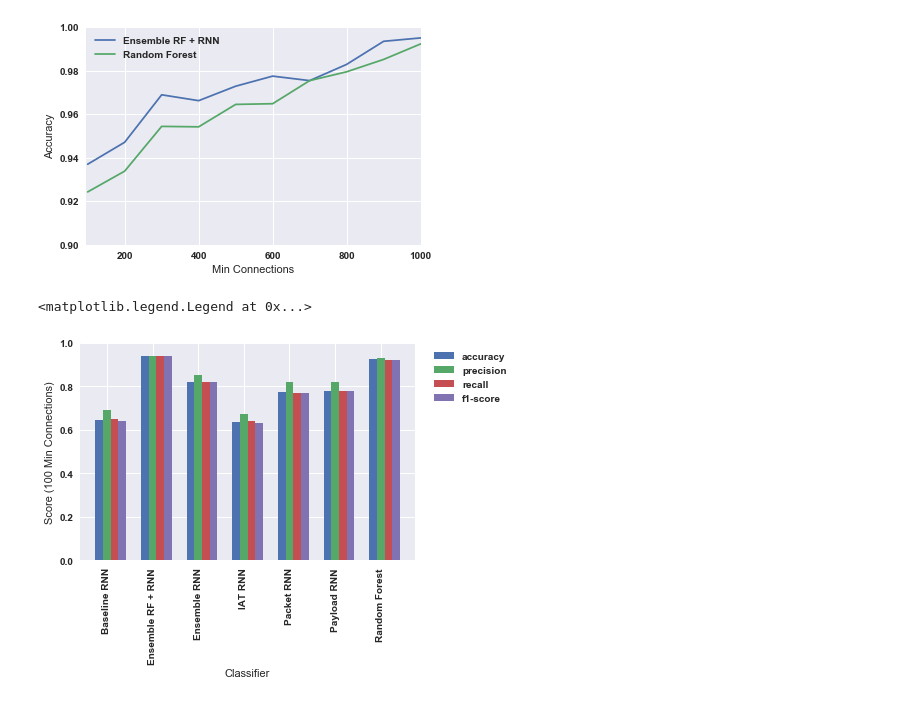
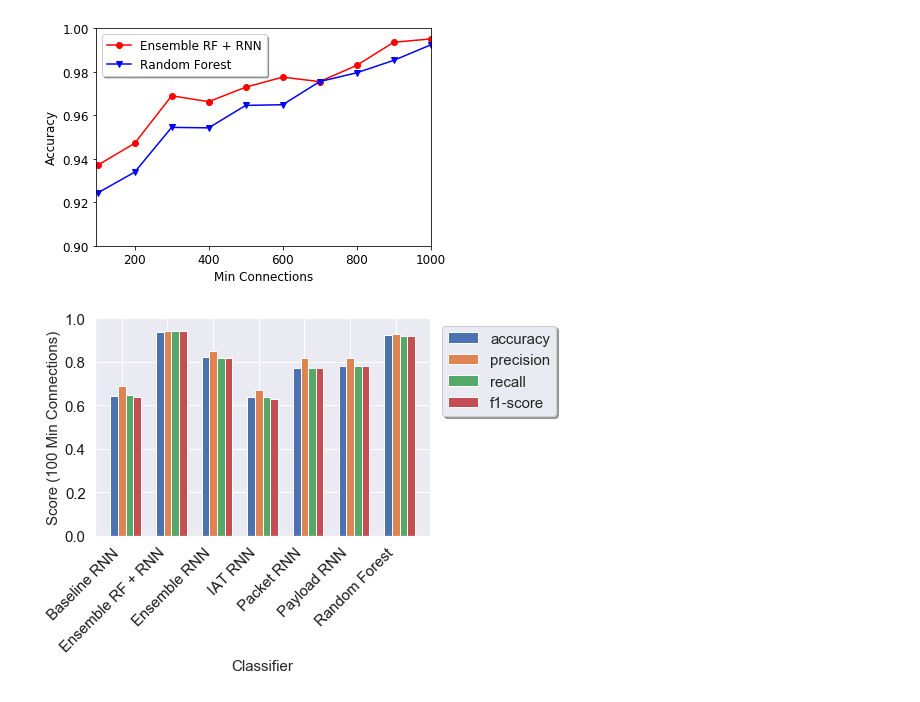
Before and after one commit to niloofarbayat/NetworkClassification, a Jupyter notebook: notebook.ipynb, the cells around one changed output. Cells and saved outputs as stored; diff of their text form; code cells hidden in the pictures.

```diff
--- a/notebook.ipynb
+++ b/notebook.ipynb
@@ -79,4 +108,6 @@ for k1, v1 in df.groupby([0], as_index=False):
 # %%
+legend_format =  ['-or', '-vb']
+idx= 0
 for k1, v1 in df.groupby([0], as_index=False):
     if k1 not in ['Random Forest', 'Ensemble RF + RNN']:
         continue
@@ -88,47 +119,62 @@ for k1, v1 in df.groupby([0], as_index=False):
 
     xp = [i for i, _ in sorted(zip(x,y))]
     yp = [i for _, i in sorted(zip(x,y))]
-    plt.plot(xp, yp, label=k1)
+    plt.plot(xp, yp,legend_format[idx],linewidth=1.5,markersize=6, label=k1)
+    idx += 1
     plt.xlabel('Min Connections')
     plt.ylabel('Accuracy')
-    plt.ylim(0.9,1)
-    plt.xlim(95,1000)
-    plt.legend()
+
+plt.xticks( color='k', size=fontsize)
+plt.yticks( color='k', size=fontsize)
+plt.xlabel('Min Connections', fontsize= fontsize)
+plt.ylabel('Accuracy', fontsize= fontsize)
+plt.ylim(0.9,1)
+plt.xlim(95,1000)
+plt.legend(fontsize= fontsize, fancybox= True, shadow=True)
+
+plt.savefig('RFvsEnsemble.png', bbox_inches='tight')
+
+plt.show()
 # %% [output]
-[figure, old version]
+[figure, new version]
 # %%
+fontsize = 15
 x = []
 y1 = []
 y2 = []
 y3 = []
 y4 = []
 for k1, v1 in df.groupby([0], as_index=False):
     x.append(k1)
     for k2, v2 in v1.groupby([1], as_index=False):
         if pd.to_numeric(k2) != 100:
             continue
         y1.append(pd.to_numeric(v2[2]).mean())
         y2.append(pd.to_numeric(v2[3]).mean())
         y3.append(pd.to_numeric(v2[4]).mean())
         y4.append(pd.to_numeric(v2[5]).mean())
 
 indices = np.arange(len(x))
 width = np.min(np.diff(indices)) / 6.0
 
 fig = plt.figure()
 ax = fig.add_subplot(111)
 ax.bar(indices-width,y1,width,label='accuracy')
 ax.bar(indices,y2,width,label='precision')
 ax.bar(indices+width,y3,width,label='recall')
 ax.bar(indices+width+width,y4,width,label='f1-score')
-ax.set_xlabel('Classifier')
-ax.set_ylabel('Score (100 Min Connections)')
-ax.set_xticklabels(['Baseline RNN'] + x, rotation=90)
+ax.set_xlabel('Classifier', fontsize = fontsize)
+ax.set_ylabel('Score (100 Min Connections)', fontsize = fontsize)
+ax.set_xticklabels(['Baseline RNN'] + x, rotation=45, ha = 'right')
 ax.set_ylim(0.0,1)
-ax.legend(bbox_to_anchor=(0.5, 0.0, 0.8, 1.0))
+ax.legend(bbox_to_anchor=(0.6, 0.0, 0.8, 1.0), fontsize = fontsize, fancybox= True, shadow=True)
+
+plt.xticks( color='k', size= fontsize)
+plt.yticks( color='k', size= fontsize)
+plt.savefig('metrics.png', bbox_inches='tight')
+plt.show()
 # %% [output]
-<matplotlib.legend.Legend at 0x...>
-[figure, old version]
+[figure, new version]
 # %%
 dataset = read_csv('class_results.csv', has_header=False)
 df = pd.DataFrame(dataset)
```
Also changed, not shown: parts of 6 cells of this notebook.
